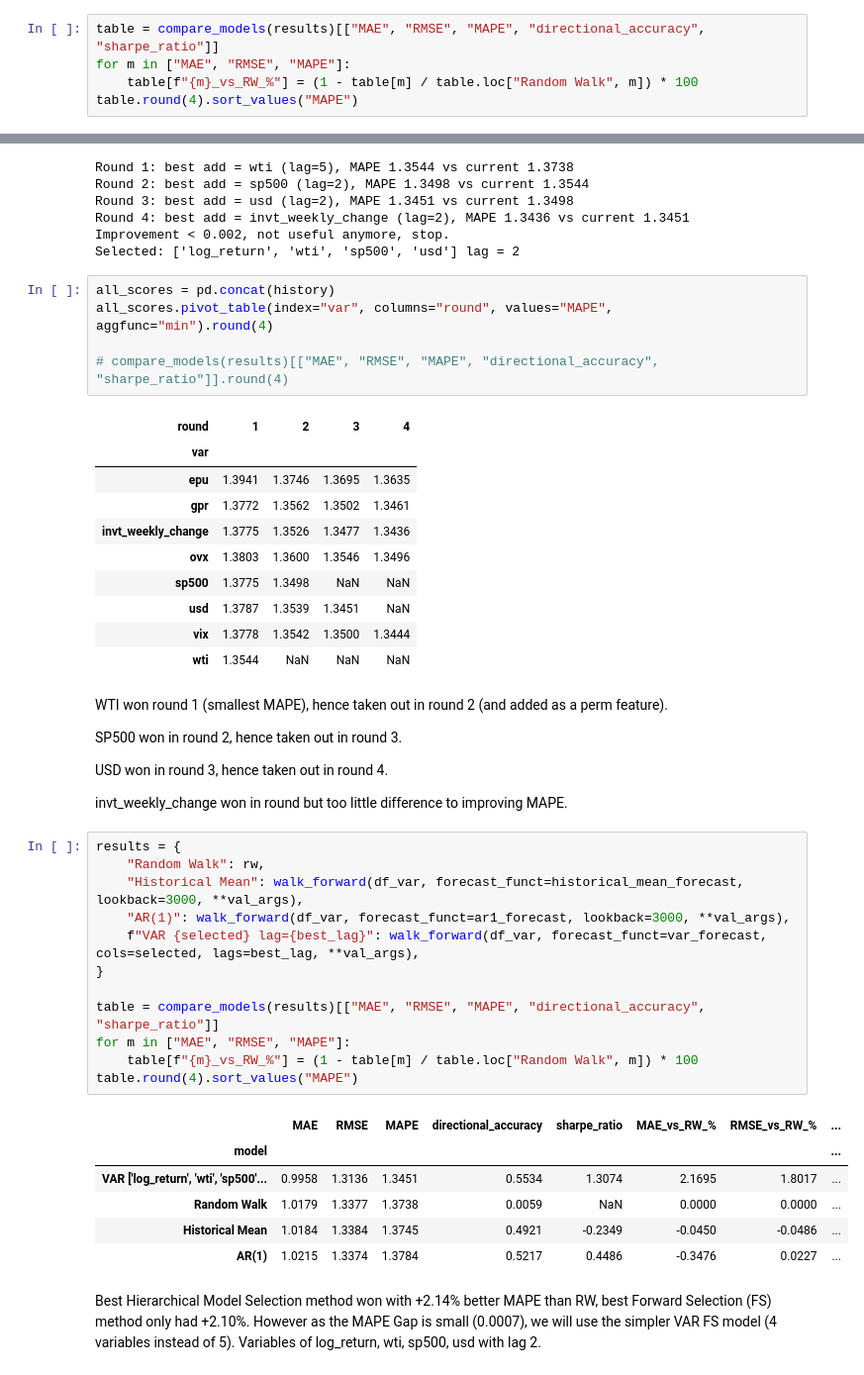
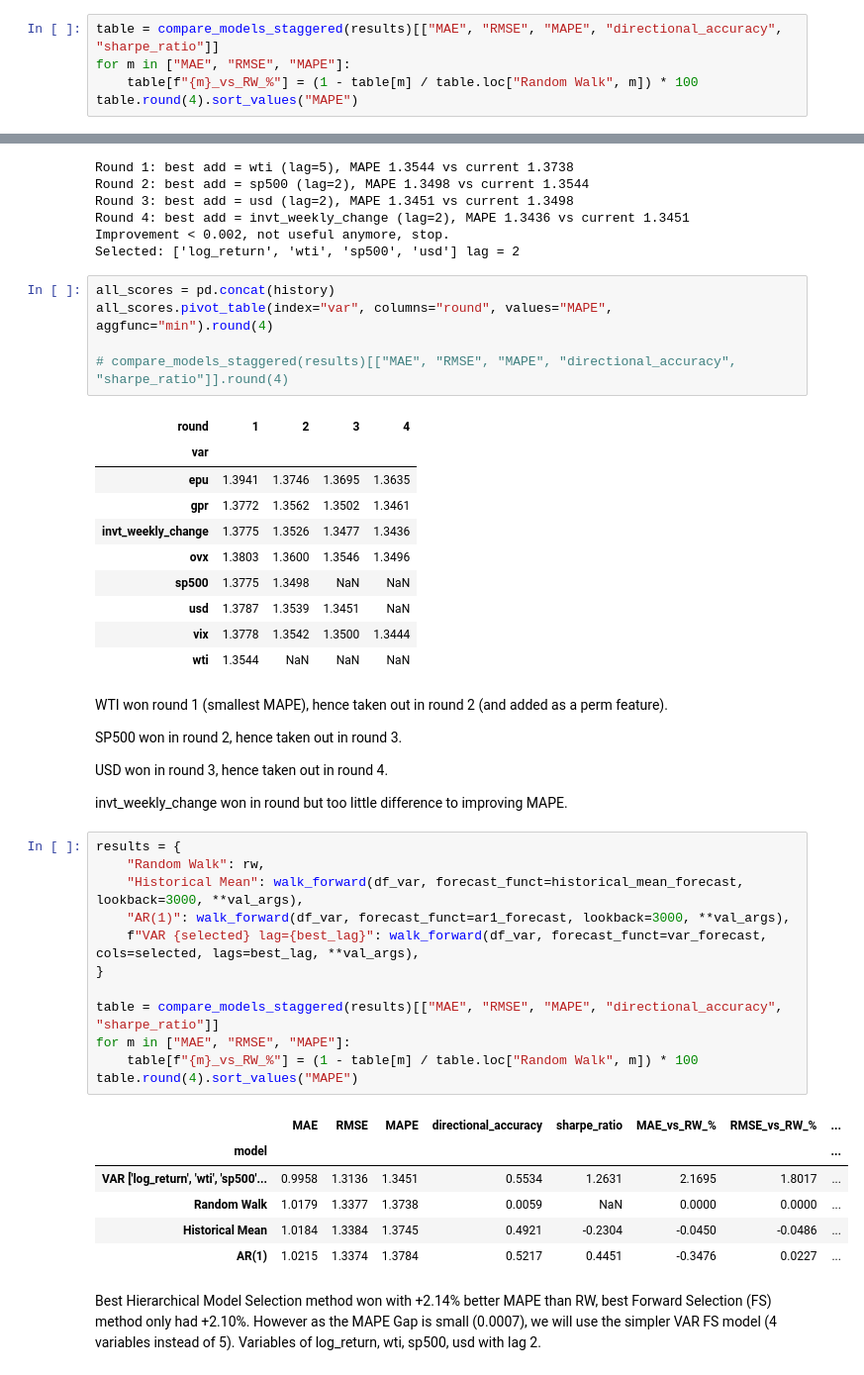
Before and after one commit to airrehn/Sample-Taxed, a Jupyter notebook: notebooks/forecast1.ipynb, the cells around one changed output, grey strips where cells are left out. Shown at 99% size. Drawn from its saved outputs; the diff is of its cells as text.

```diff
--- a/notebooks/forecast1.ipynb
+++ b/notebooks/forecast1.ipynb
@@ -459,7 +459,7 @@ for stage, cols in STAGES.items():
     for p in range(1, 6):
         results[f"VAR {stage} p={p}"] = walk_forward(df_var, forecast_funct=var_forecast, cols=cols, lags=p, **val_args)
 # %%
-table = compare_models(results)[["MAE", "RMSE", "MAPE", "directional_accuracy", "sharpe_ratio"]]
+table = compare_models_staggered(results)[["MAE", "RMSE", "MAPE", "directional_accuracy", "sharpe_ratio"]]
 for m in ["MAE", "RMSE", "MAPE"]:
     table[f"{m}_vs_RW_%"] = (1 - table[m] / table.loc["Random Walk", m]) * 100
 table.round(4).sort_values("MAPE")
@@ -527,7 +527,7 @@ Selected: ['log_return', 'wti', 'sp500', 'usd'] lag = 2
 all_scores = pd.concat(history)
 all_scores.pivot_table(index="var", columns="round", values="MAPE", aggfunc="min").round(4)
 
-# compare_models(results)[["MAE", "RMSE", "MAPE", "directional_accuracy", "sharpe_ratio"]].round(4)
+# compare_models_staggered(results)[["MAE", "RMSE", "MAPE", "directional_accuracy", "sharpe_ratio"]].round(4)
 # %% [output]
 | round | 1 | 2 | 3 | 4 |
 | var |  |  |  |  |
@@ -550,22 +550,22 @@ invt_weekly_change won in round but too little difference to improving MAPE.
 # %%
 results = {
     "Random Walk": rw,
     "Historical Mean": walk_forward(df_var, forecast_funct=historical_mean_forecast, lookback=3000, **val_args),
     "AR(1)": walk_forward(df_var, forecast_funct=ar1_forecast, lookback=3000, **val_args),
     f"VAR {selected} lag={best_lag}": walk_forward(df_var, forecast_funct=var_forecast, cols=selected, lags=best_lag, **val_args),
 }
 
-table = compare_models(results)[["MAE", "RMSE", "MAPE", "directional_accuracy", "sharpe_ratio"]]
+table = compare_models_staggered(results)[["MAE", "RMSE", "MAPE", "directional_accuracy", "sharpe_ratio"]]
 for m in ["MAE", "RMSE", "MAPE"]:
     table[f"{m}_vs_RW_%"] = (1 - table[m] / table.loc["Random Walk", m]) * 100
 table.round(4).sort_values("MAPE")
 # %% [output]
 |  | MAE | RMSE | MAPE | directional_accuracy | sharpe_ratio | MAE_vs_RW_% | RMSE_vs_RW_% | ... |
 | model |  |  |  |  |  |  |  | ... |
-| VAR ['log_return', 'wti', 'sp500'... | 0.9958 | 1.3136 | 1.3451 | 0.5534 | 1.3074 | 2.1695 | 1.8017 | ... |
+| VAR ['log_return', 'wti', 'sp500'... | 0.9958 | 1.3136 | 1.3451 | 0.5534 | 1.2631 | 2.1695 | 1.8017 | ... |
 | Random Walk | 1.0179 | 1.3377 | 1.3738 | 0.0059 | NaN | 0.0000 | 0.0000 | ... |
-| Historical Mean | 1.0184 | 1.3384 | 1.3745 | 0.4921 | -0.2349 | -0.0450 | -0.0486 | ... |
-| AR(1) | 1.0215 | 1.3374 | 1.3784 | 0.5217 | 0.4486 | -0.3476 | 0.0227 | ... |
+| Historical Mean | 1.0184 | 1.3384 | 1.3745 | 0.4921 | -0.2304 | -0.0450 | -0.0486 | ... |
+| AR(1) | 1.0215 | 1.3374 | 1.3784 | 0.5217 | 0.4451 | -0.3476 | 0.0227 | ... |
 # %% [markdown]
 Best Hierarchical Model Selection method won with +2.14% better MAPE than RW, best Forward Selection (FS) method only had +2.10%. However as the MAPE Gap is small (0.0007), we will use the simpler VAR FS model (4 variables instead of 5). Variables of log_return, wti, sp500, usd with lag 2.
 # %% [markdown]
```
Also changed, not shown: parts of 18 cells of this notebook, 1 other file.
